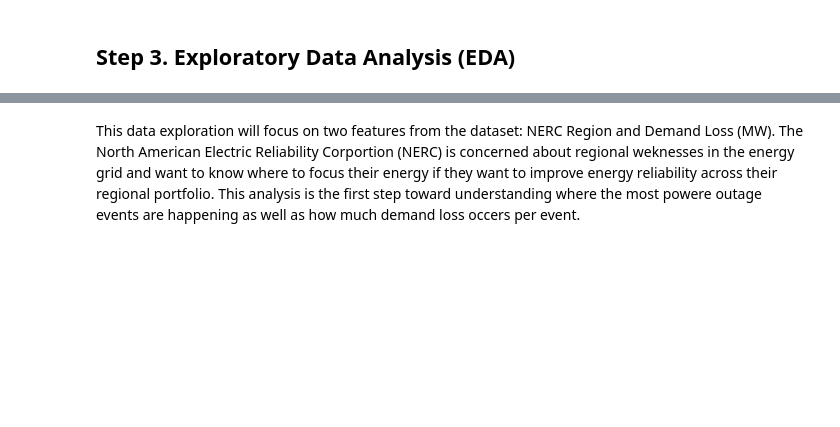
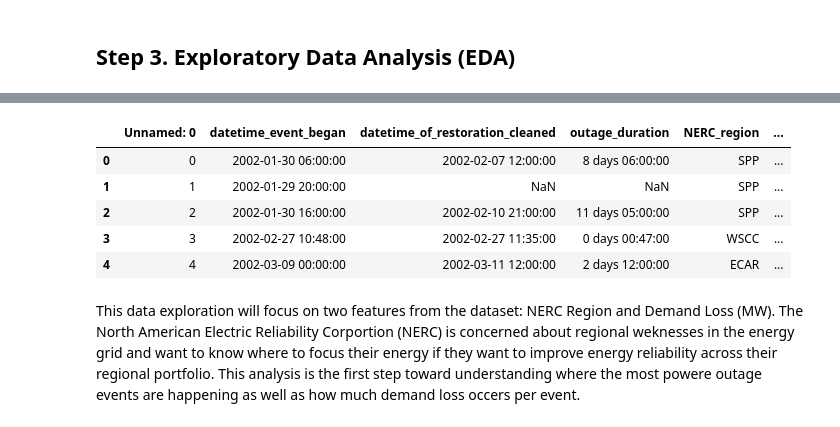
Before and after one commit to Meg-Guidry/maven_power_outage_challenge, a Jupyter notebook: Maven_Power_Outage_Challenge_Notebook.ipynb, the cells around one changed output, grey strips where cells are left out. Cells and saved outputs as stored; diff of their text form; code cells hidden in the pictures; blank space fills up the shorter version.

```diff
--- a/Maven_Power_Outage_Challenge_Notebook.ipynb
+++ b/Maven_Power_Outage_Challenge_Notebook.ipynb
@@ -865,3 +885,12 @@ disturbances_condensed.head()
+# %%
+disturbances.head()
+# %% [output]
+|  | Unnamed: 0 | datetime_event_began | datetime_of_restoration_cleaned | outage_duration | NERC_region | ... |
+| 0 | 0 | 2002-01-30 06:00:00 | 2002-02-07 12:00:00 | 8 days 06:00:00 | SPP | ... |
+| 1 | 1 | 2002-01-29 20:00:00 | NaN | NaN | SPP | ... |
+| 2 | 2 | 2002-01-30 16:00:00 | 2002-02-10 21:00:00 | 11 days 05:00:00 | SPP | ... |
+| 3 | 3 | 2002-02-27 10:48:00 | 2002-02-27 11:35:00 | 0 days 00:47:00 | WSCC | ... |
+| 4 | 4 | 2002-03-09 00:00:00 | 2002-03-11 12:00:00 | 2 days 12:00:00 | ECAR | ... |
 # %% [markdown]
 This data exploration will focus on two features from the dataset: NERC Region and Demand Loss (MW). The North American Electric Reliability Corportion (NERC) is concerned about regional weknesses in the energy grid and want to know where to focus their energy if they want to improve energy reliability across their regional portfolio. This analysis is the first step toward understanding where the most powere outage events are happening as well as how much demand loss occers per event.
 # %% [markdown]
```
Also changed, not shown: parts of 10 cells of this notebook.
